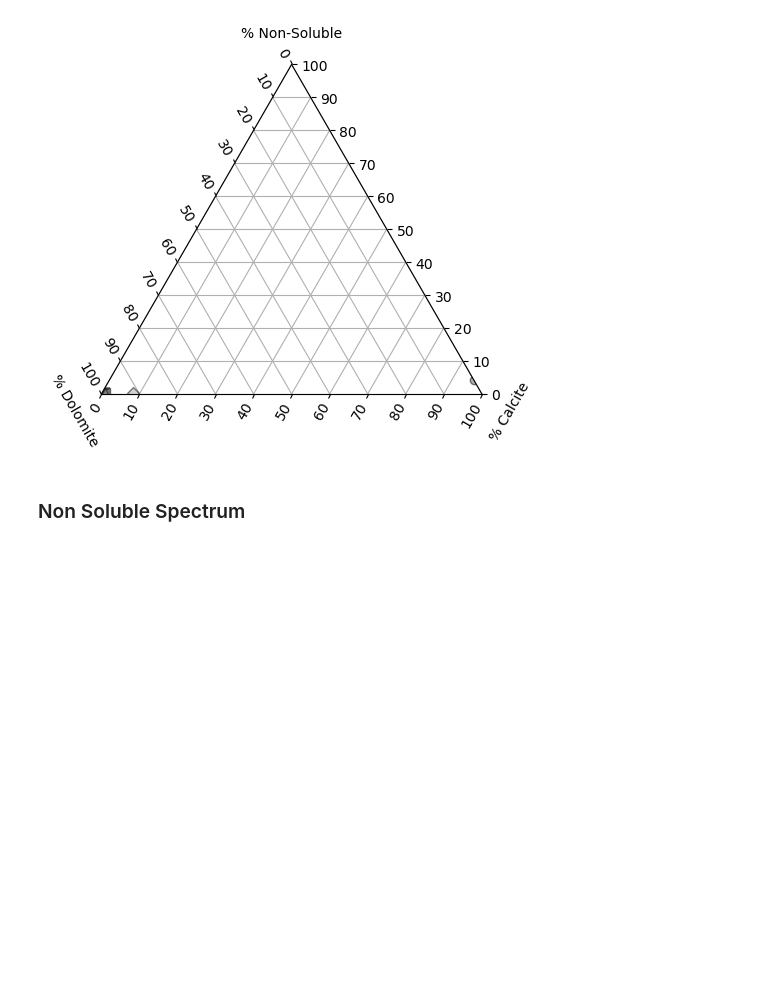
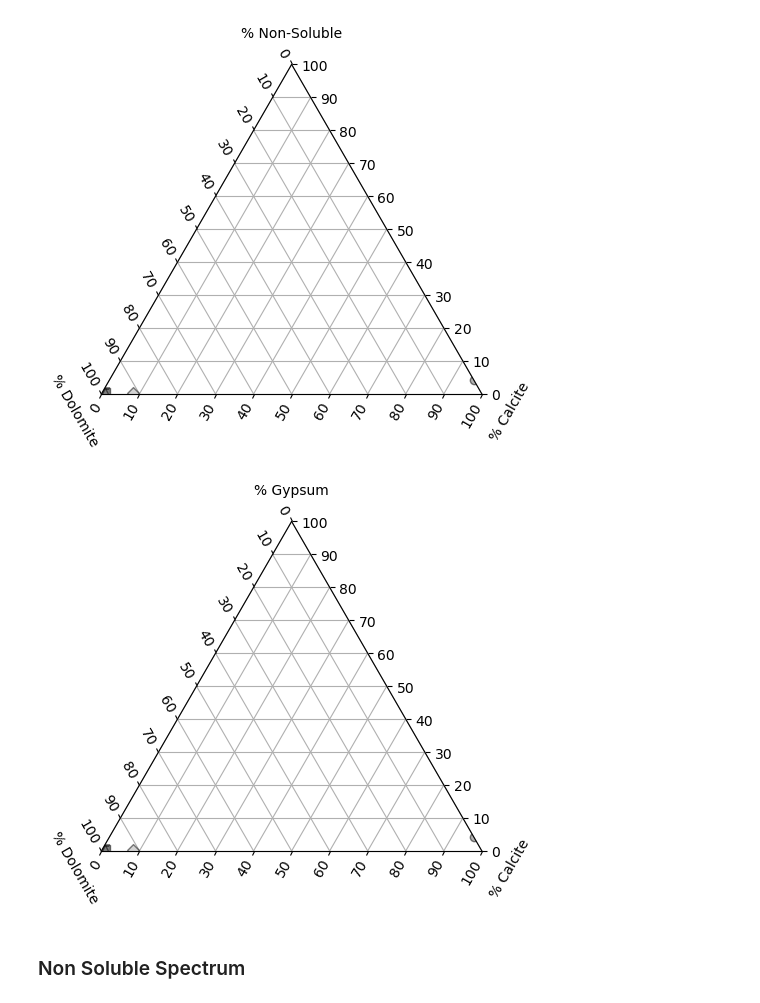
Before and after one commit to ethanoleson/Scallop_code, a Jupyter notebook: Thin Section/ternary_diagram.ipynb, the cells around one changed output. Drawn from its saved outputs; the diff is of its cells as text; code cells hidden in the pictures; blank space fills up the shorter version.

```diff
--- a/Thin Section/ternary_diagram.ipynb
+++ b/Thin Section/ternary_diagram.ipynb
@@ -91,6 +91,38 @@ ax.set_llabel('% Dolomite')
 plt.show()
 # %% [output]
 [figure]
+# %%
+fig = plt.figure(figsize=(10.8, 4.8))
+ax = fig.add_subplot(1, 2, 1, projection="ternary", zorder = 1)
+ax.grid()
+
+BMTC80823A = [(0.00667, .9933, 0.01)]
+Omega71923A = [(.043, 0, .9567)]
+Omega71923B = [(0.0033, 0.91, 0.08)]
+Onon83123A = [(0.0067, .9867, 0.0067)]
+
+
+# Unpack the points and plot them
+ax.scatter(*zip(*BMTC80823A), color='Black', marker='s',  edgecolors= 'black', label='Bad Medicine - Tre Charros', alpha= 0.5, zorder = 2)
+ax.scatter(*zip(*Omega71923A), color='dimgray', marker='o',  edgecolors= 'black', label='Omega Big Lime', alpha= 0.5, zorder = 2)
+ax.scatter(*zip(*Omega71923B), color='darkgray', marker='D',  edgecolors= 'black', label='Omega Dolomite', alpha= 0.5, zorder = 2)
+ax.scatter(*zip(*Onon83123A), color='gray', marker='^',  edgecolors= 'black', label='Onondaga', alpha= 0.5, zorder = 2)
+
+ticks = [0.0, 0.1, 0.2, 0.3, 0.4, 0.5, 0.6, 0.7, 0.8, 0.9, 1.0]
+labels = ['0', '10', '20', '30', '40', '50', '60', '70', '80', '90', '100']
+ax.taxis.set_ticks(ticks, labels=labels)
+ax.laxis.set_ticks(ticks, labels=labels)
+ax.raxis.set_ticks(ticks, labels=labels)
+
+ax.set_tlabel('% Gypsum')
+ax.set_rlabel('% Calcite')
+ax.set_llabel('% Dolomite')
+
+#plt.savefig('ternary_modal_plot.png', dpi = 300)
+
+plt.show()
+# %% [output]
+[figure, added]
 # %% [markdown]
 ### Non Soluble Spectrum
 # %%
```
Also changed, not shown: 1 other file.
